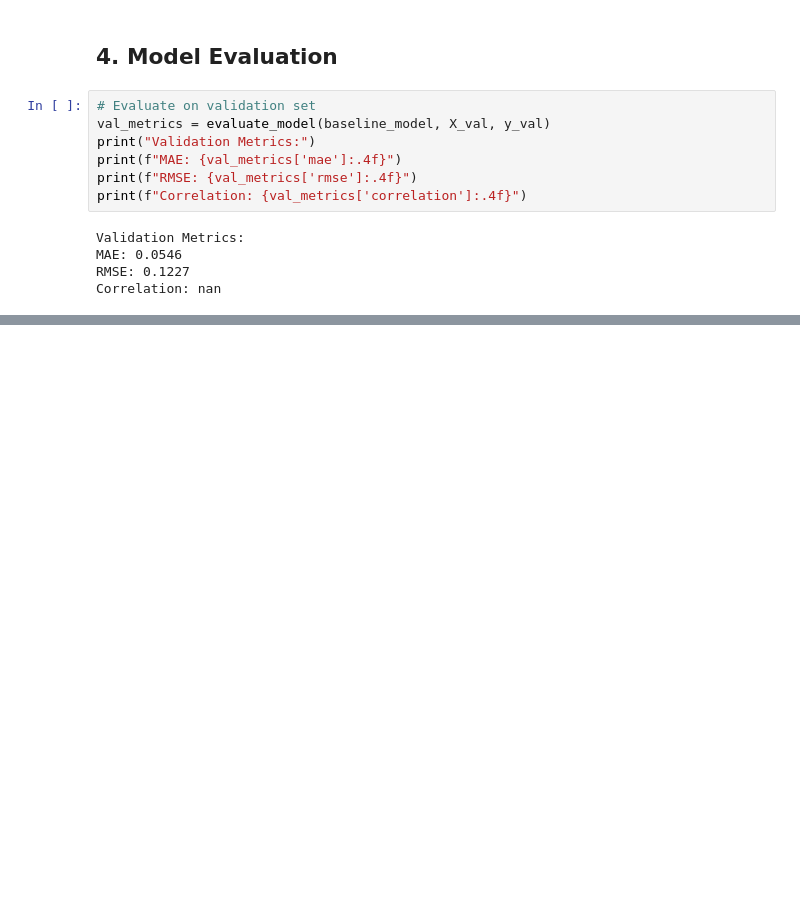
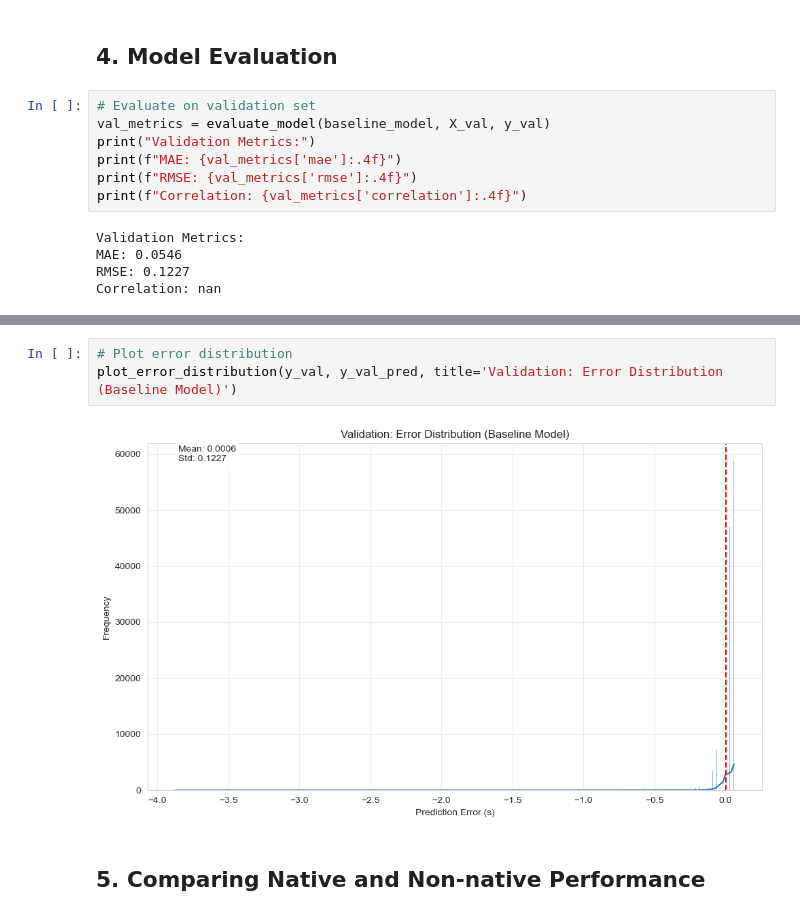
Before and after one commit to ivats2911/sub_word-unit-duration, a Jupyter notebook: subword_duration_modeling/notebooks/02_baseline_model.ipynb, the cells around one changed output, grey strips where cells are left out. Saved outputs shown, nothing was run; the diff lists cells and outputs as text; blank space fills up the shorter version.

```diff
--- a/subword_duration_modeling/notebooks/02_baseline_model.ipynb
+++ b/subword_duration_modeling/notebooks/02_baseline_model.ipynb
@@ -139,0 +172,7 @@ Correlation: nan
+# %%
+# Plot error distribution
+plot_error_distribution(y_val, y_val_pred, title='Validation: Error Distribution (Baseline Model)')
+# %% [output]
+[figure, added]
+# %% [markdown]
+## 5. Comparing Native and Non-native Performance
```
Also changed, not shown: parts of 8 cells of this notebook, 3 other files.
